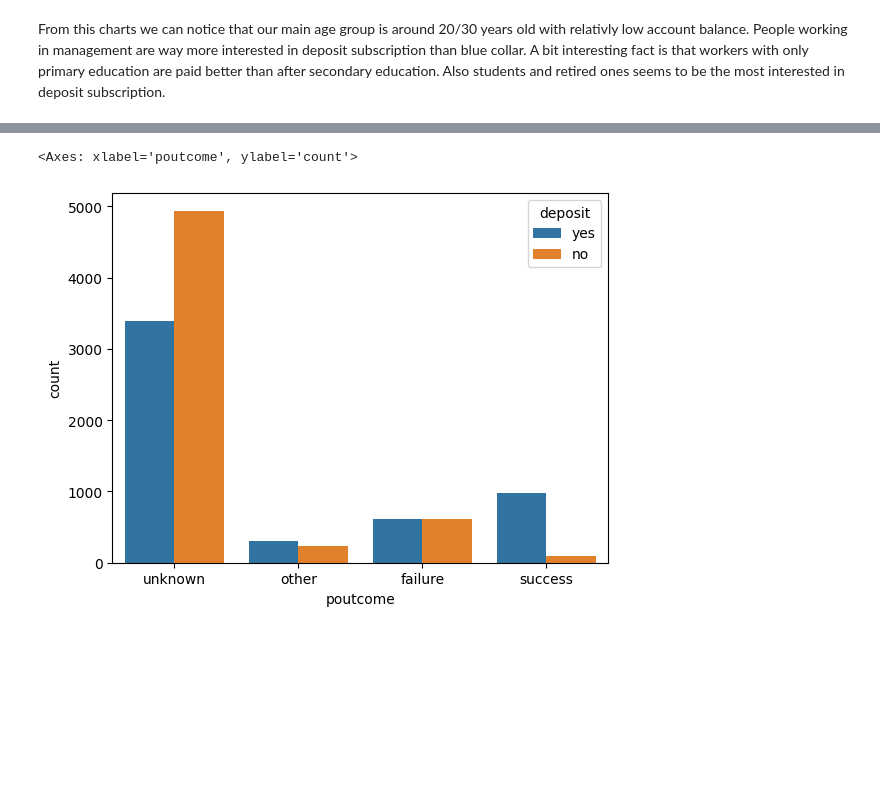
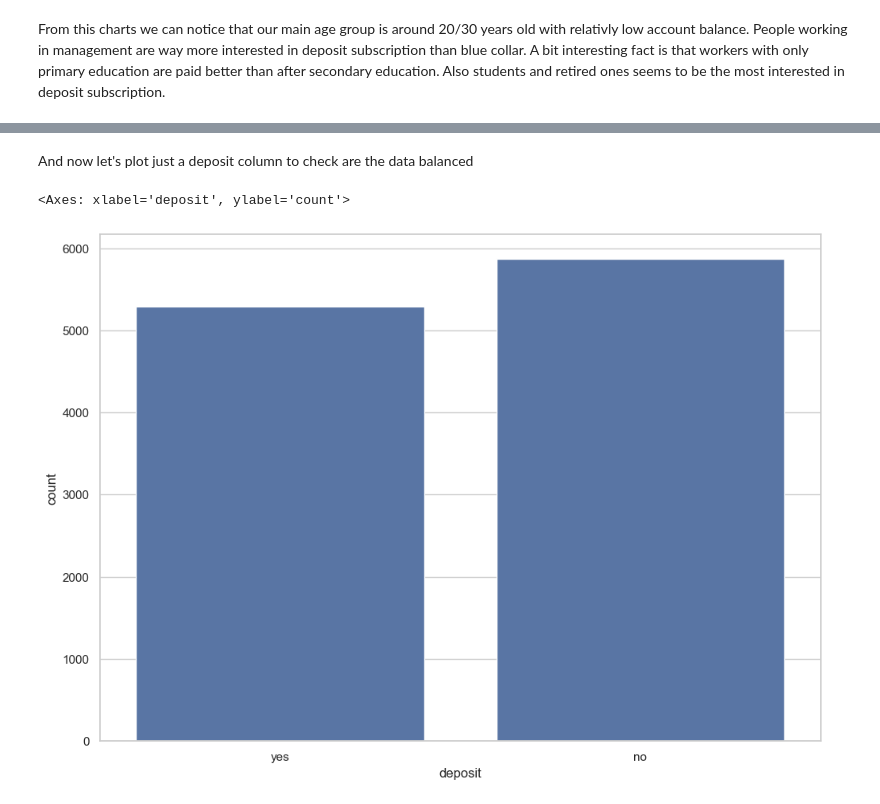
Before and after one commit to mkopanik/Bank_marketing, a Jupyter notebook: bank_marketing.ipynb, the cells around one changed output, grey strips where cells are left out. Saved outputs shown, nothing was run; the diff lists cells and outputs as text; code cells hidden in the pictures; blank space fills up the shorter version.

Commit message:
charts_finished

```diff
--- a/bank_marketing.ipynb
+++ b/bank_marketing.ipynb
@@ -166,0 +230,14 @@ plt.tight_layout()
+# %%
+df['marital/education'] = np.nan
+lst = [df]
+
+for col in lst:
+    col.loc[(col['marital'] == 'single') & (df['education'] == 'primary'), 'marital/education'] = 'single/primary'
+    col.loc[(col['marital'] == 'married') & (df['education'] == 'primary'), 'marital/education'] = 'married/primary'
+    col.loc[(col['marital'] == 'divorced') & (df['education'] == 'primary'), 'marital/education'] = 'divorced/primary'
+    col.loc[(col['marital'] == 'single') & (df['education'] == 'secondary'), 'marital/education'] = 'single/secondary'
+    col.loc[(col['marital'] == 'married') & (df['education'] == 'secondary'), 'marital/education'] = 'married/secondary'
+    col.loc[(col['marital'] == 'divorced') & (df['education'] == 'secondary'), 'marital/education'] = 'divorced/secondary'
+    col.loc[(col['marital'] == 'single') & (df['education'] == 'tertiary'), 'marital/education'] = 'single/tertiary'
+    col.loc[(col['marital'] == 'married') & (df['education'] == 'tertiary'), 'marital/education'] = 'married/tertiary'
+    col.loc[(col['marital'] == 'divorced') & (df['education'] == 'tertiary'), 'marital/education'] = 'divorced/tertiary'
@@ -170,0 +331,25 @@ In begining we noticed that variable 'poutcome' is problematic so let's try to p
+# %%
+sns.set(rc={'figure.figsize':(11.7,8.27)})
+sns.set_style('whitegrid')
+avg_duration = df['duration'].mean()
+
+lst = [df]
+df["duration_status"] = np.nan
+
+for col in lst:
+    col.loc[col["duration"] < avg_duration, "duration_status"] = "below_average"
+    col.loc[col["duration"] > avg_duration, "duration_status"] = "above_average"
+
+pct_term = pd.crosstab(df['duration_status'], df['deposit']).apply(lambda r: round(r/r.sum(), 2) * 100, axis=1)
+
+
+ax = pct_term.plot(kind='bar', stacked=False, cmap='RdBu')
+plt.title("The Impact of Duration \n in Opening a Term Deposit", fontsize=18)
+plt.xlabel("Duration Status", fontsize=18);
+plt.ylabel("Percentage (%)", fontsize=18)
+
+for p in ax.patches:
+    ax.annotate(str(p.get_height()), (p.get_x() * 1.02, p.get_height() * 1.02))
+
+
+plt.show()
@@ -171,5 +358,9 @@ In begining we noticed that variable 'poutcome' is problematic so let's try to p
+# %%
+data = df.drop(columns=['duration','marital/education'])
+# %% [markdown]
+And now let's plot just a deposit column to check are the data balanced
 # %%
-sns.countplot(x='poutcome', hue='deposit', data=df)
+sns.countplot(data=data,x='deposit')
 # %% [output]
-<Axes: xlabel='poutcome', ylabel='count'>
+<Axes: xlabel='deposit', ylabel='count'>
-[figure, old version]
+[figure, new version]
```
Also changed, not shown: parts of 14 cells of this notebook, 2 other files.
